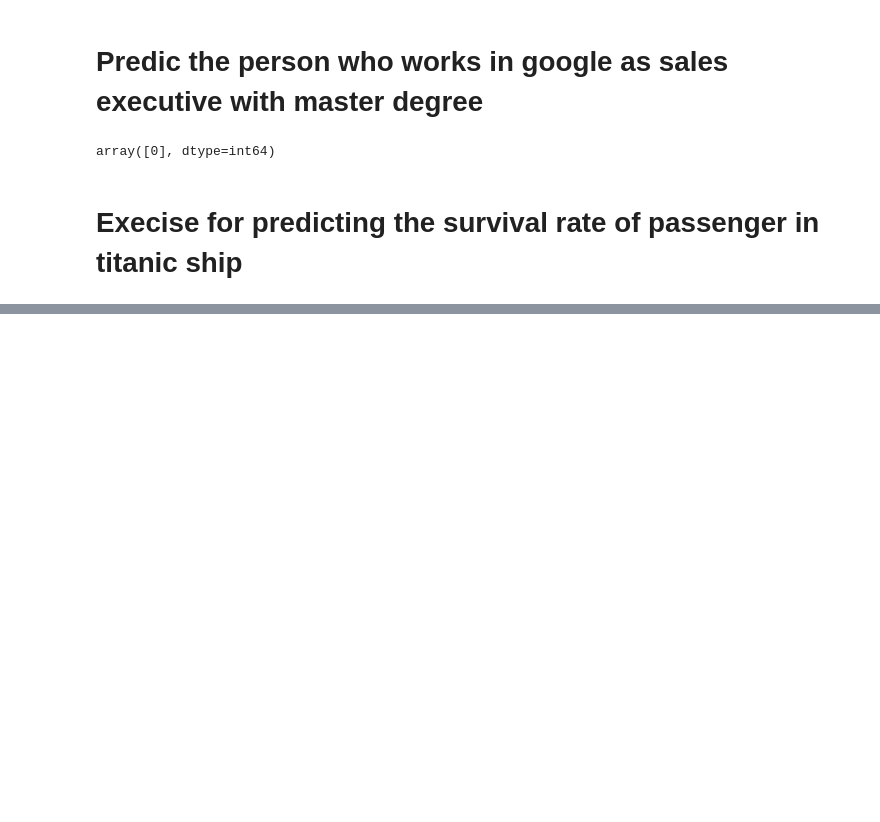
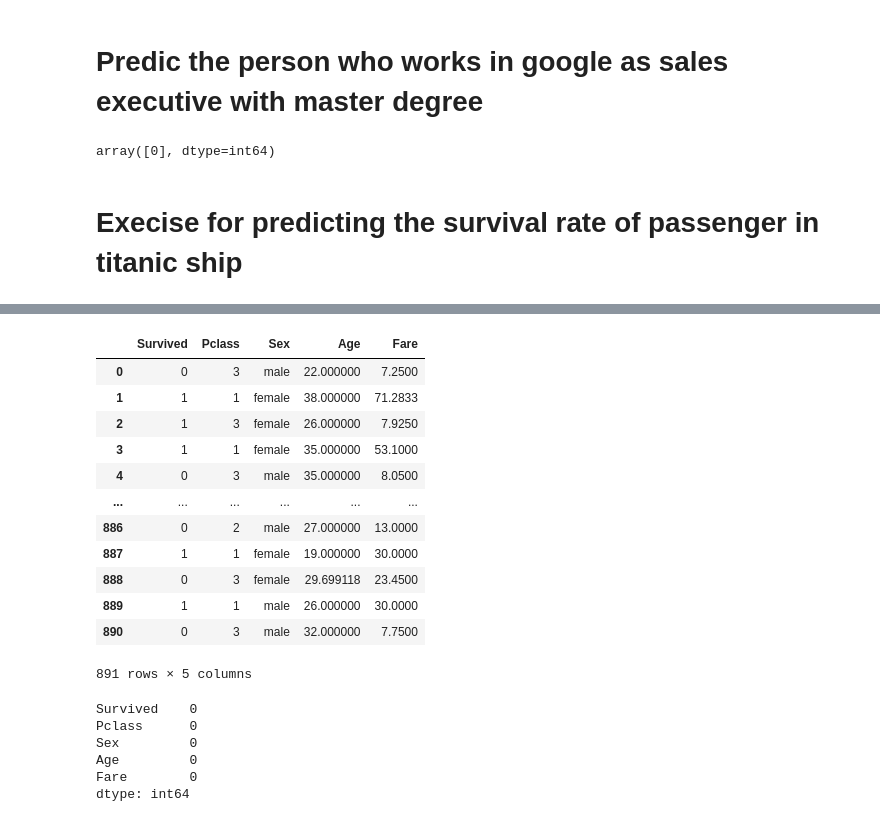
Before and after one commit to ChavinduDulaj/Machine-learning-for-Beginners.-, a Jupyter notebook: Decision Tree/Decision Tree.ipynb, the cells around one changed output, grey strips where cells are left out. Cells and saved outputs as stored; diff of their text form; code cells hidden in the pictures; blank space fills up the shorter version.

```diff
--- a/Decision Tree/Decision Tree.ipynb
+++ b/Decision Tree/Decision Tree.ipynb
@@ -118,0 +179,26 @@ array([0], dtype=int64)
+# %%
+df.drop(['PassengerId','Name','SibSp','Parch','Ticket','Cabin','Embarked'],axis='columns',inplace=True)
+df
+# %% [output]
+|  | Survived | Pclass | Sex | Age | Fare |
+| 0 | 0 | 3 | male | 22.000000 | 7.2500 |
+| 1 | 1 | 1 | female | 38.000000 | 71.2833 |
+| 2 | 1 | 3 | female | 26.000000 | 7.9250 |
+| 3 | 1 | 1 | female | 35.000000 | 53.1000 |
+| 4 | 0 | 3 | male | 35.000000 | 8.0500 |
+| ... | ... | ... | ... | ... | ... |
+| 886 | 0 | 2 | male | 27.000000 | 13.0000 |
+| 887 | 1 | 1 | female | 19.000000 | 30.0000 |
+| 888 | 0 | 3 | female | 29.699118 | 23.4500 |
+| 889 | 1 | 1 | male | 26.000000 | 30.0000 |
+| 890 | 0 | 3 | male | 32.000000 | 7.7500 |
+891 rows × 5 columns
+# %%
+df.isnull().sum()
+# %% [output]
+Survived    0
+Pclass      0
+Sex         0
+Age         0
+Fare        0
+dtype: int64
```
Also changed, not shown: parts of 13 cells of this notebook, 1 other file.
